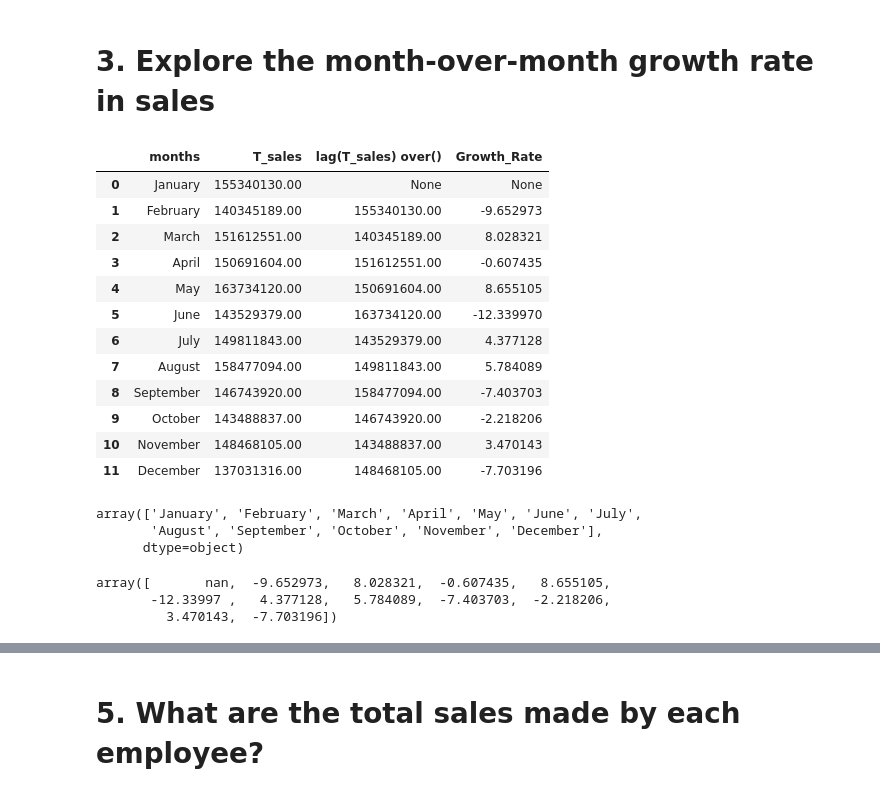
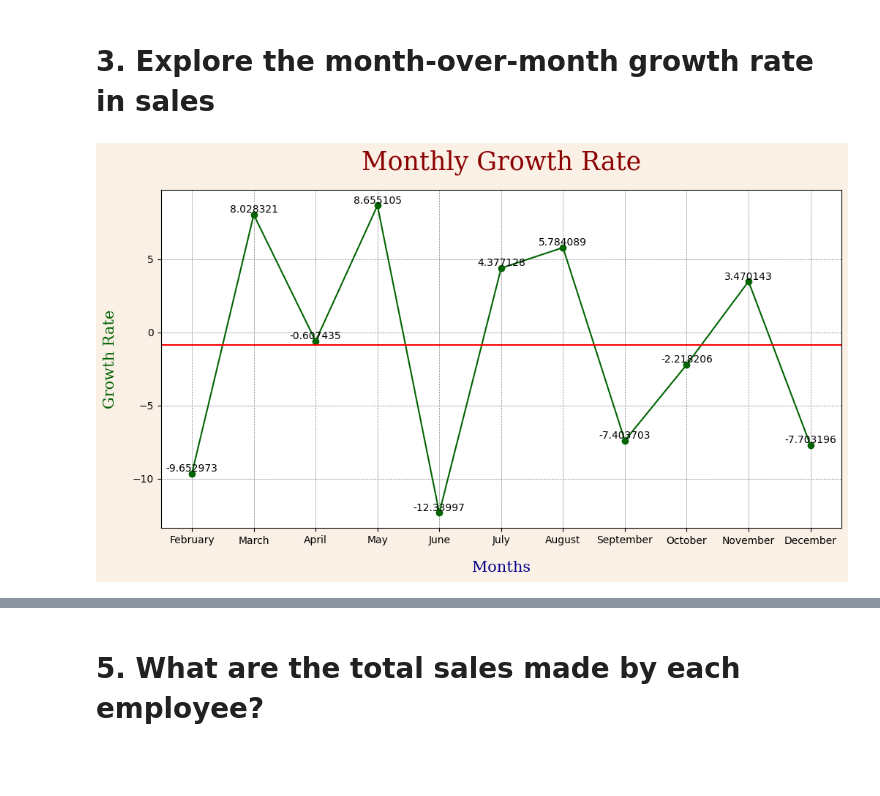
Before and after one commit to aniveshsharma/Ecommerce-Data-Analysis, a Jupyter notebook: SwiftMarket.ipynb, the cells around one changed output, grey strips where cells are left out. Saved outputs shown, nothing was run; the diff lists cells and outputs as text; code cells hidden in the pictures; blank space fills up the shorter version.

```diff
--- a/SwiftMarket.ipynb
+++ b/SwiftMarket.ipynb
@@ -411,40 +410,33 @@ plt.show()
 # %%
 query = '''select months,T_sales,
 lag(T_sales) over(),
 100*(T_sales-lag(T_sales) over())/lag(T_sales) over() as Growth_Rate
 from (select month(SaleDate),monthname(SaleDate) as months,sum(TotalPrice) as T_sales
 from salesdata
 group by month(SaleDate),months
 order by month(SaleDate)) t;'''
 
 G_rate=read_query(query=query)
-G_rate
+Month=G_rate['months'].values
+G_rate['Growth_Rate']=G_rate['Growth_Rate'].astype(float)
+Growth=G_rate['Growth_Rate'].values
+Avg_growth=G_rate['Growth_Rate'].mean()
+
+plt.figure(figsize=(12,6),facecolor='linen')
+plt.plot(Month,Growth,color='darkgreen',marker='o')
+plt.axhline(Avg_growth,color='red')
+plt.title("Monthly Growth Rate",fontdict={'family':'serif','size':25,'color':'darkred'},pad=20)
+plt.xlabel("Months",fontdict={'family':'serif','size':15,'color':'darkblue'},labelpad=15)
+plt.ylabel("Growth Rate",fontdict={'family':'serif','size':15,'color':'darkgreen'},labelpad=15)
+
+for i in range(len(Month)):
+    plt.annotate(text=Growth[i],xy=(i,Growth[i]),
+                 horizontalalignment='center',
+                 verticalalignment='bottom')
+
+
+
+plt.grid(linestyle='--',linewidth=0.5,color='gray')
+plt.show()
 # %% [output]
-|  | months | T_sales | lag(T_sales) over() | Growth_Rate |
-| 0 | January | 155340130.00 | None | None |
-| 1 | February | 140345189.00 | 155340130.00 | -9.652973 |
-| 2 | March | 151612551.00 | 140345189.00 | 8.028321 |
-| 3 | April | 150691604.00 | 151612551.00 | -0.607435 |
-| 4 | May | 163734120.00 | 150691604.00 | 8.655105 |
-| 5 | June | 143529379.00 | 163734120.00 | -12.339970 |
-| 6 | July | 149811843.00 | 143529379.00 | 4.377128 |
-| 7 | August | 158477094.00 | 149811843.00 | 5.784089 |
-| 8 | September | 146743920.00 | 158477094.00 | -7.403703 |
-| 9 | October | 143488837.00 | 146743920.00 | -2.218206 |
-| 10 | November | 148468105.00 | 143488837.00 | 3.470143 |
-| 11 | December | 137031316.00 | 148468105.00 | -7.703196 |
+[figure, added]
-# %%
-Month=G_rate['months'].values
-Month
-# %% [output]
-array(['January', 'February', 'March', 'April', 'May', 'June', 'July',
-       'August', 'September', 'October', 'November', 'December'],
-      dtype=object)
-# %%
-G_rate['Growth_Rate']=G_rate['Growth_Rate'].astype(float)
-Growth=G_rate['Growth_Rate'].values
-Growth
-# %% [output]
-array([       nan,  -9.652973,   8.028321,  -0.607435,   8.655105,
-       -12.33997 ,   4.377128,   5.784089,  -7.403703,  -2.218206,
-         3.470143,  -7.703196])
```
Also changed, not shown: parts of 21 cells of this notebook.
